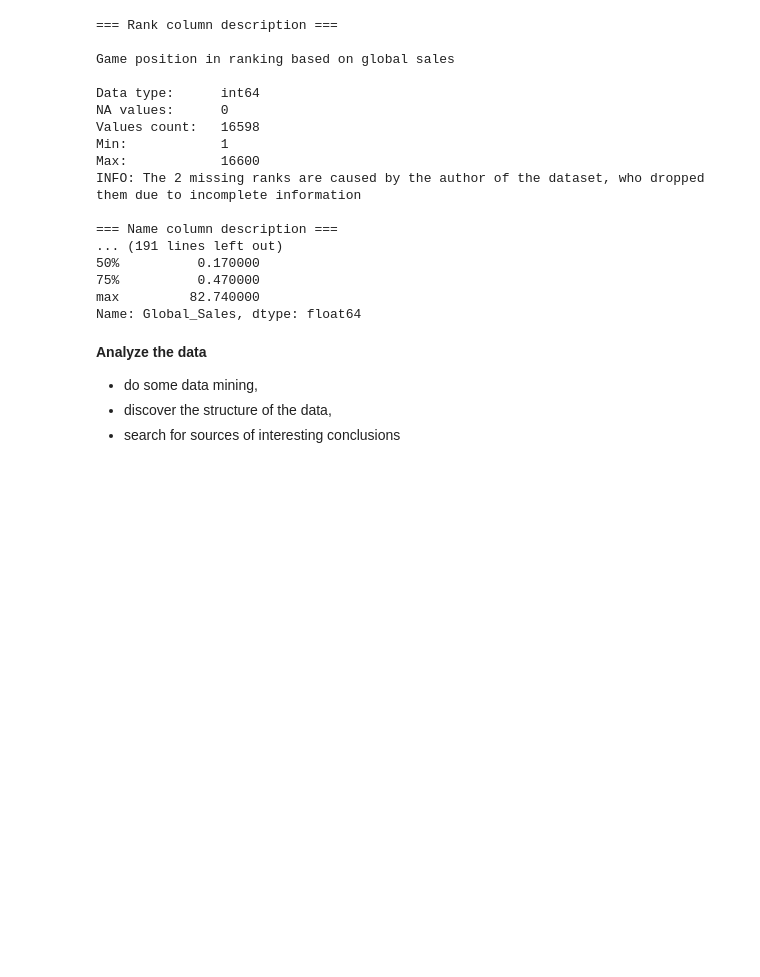
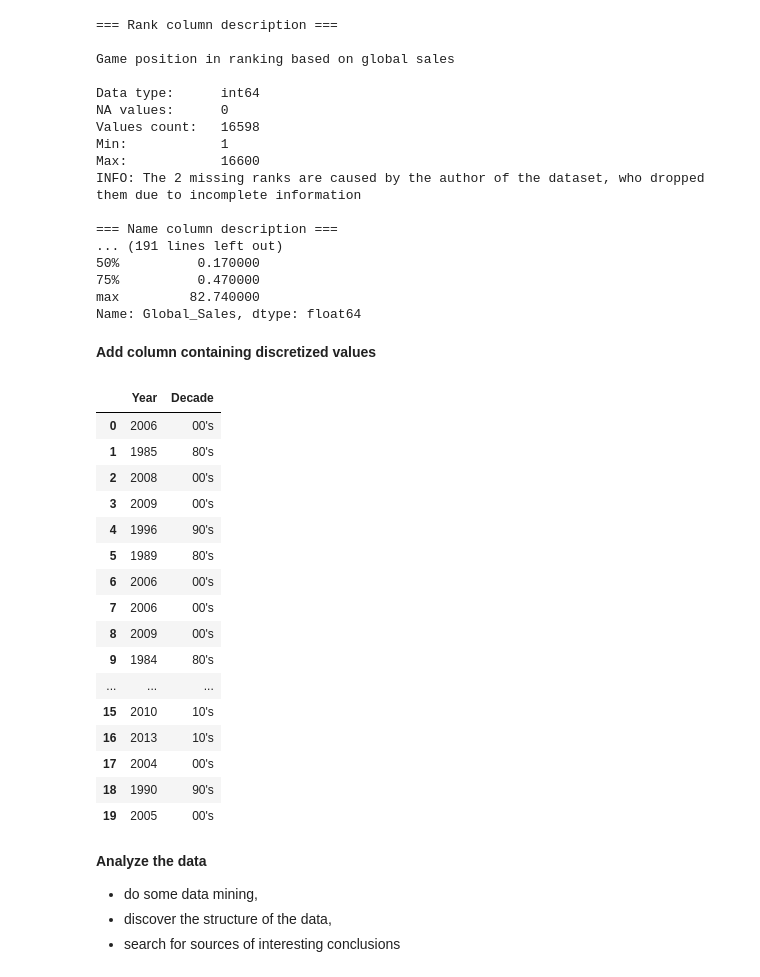
Before and after one commit to Netherwulf/video-games-data-analysis, a Jupyter notebook: video_games_data_analysis.ipynb, the cells around one changed output. Saved outputs shown, nothing was run; the diff lists cells and outputs as text; code cells hidden in the pictures; blank space fills up the shorter version.

```diff
--- a/video_games_data_analysis.ipynb
+++ b/video_games_data_analysis.ipynb
@@ -163,6 +166,41 @@ INFO: The 2 missing ranks are caused by the author of the dataset, who dropped t
 75%          0.470000
 max         82.740000
 Name: Global_Sales, dtype: float64
+# %% [markdown]
+<b>Add column containing discretized values</b>
+# %%
+def specify_decade(year):
+    decade_dict = {
+        1990: '80\'s',
+        2000: '90\'s',
+        2010: '00\'s',
+        2021: '10\'s'
+    }
+    for decade in decade_dict.keys():
+        if year < decade:
+            return decade_dict[decade]
+
+df['Decade'] = df['Year'].apply(specify_decade)
+
+df[['Year', 'Decade']].head(20)
+# %% [output]
+|  | Year | Decade |
+| 0 | 2006 | 00's |
+| 1 | 1985 | 80's |
+| 2 | 2008 | 00's |
+| 3 | 2009 | 00's |
+| 4 | 1996 | 90's |
+| 5 | 1989 | 80's |
+| 6 | 2006 | 00's |
+| 7 | 2006 | 00's |
+| 8 | 2009 | 00's |
+| 9 | 1984 | 80's |
+| ... | ... | ... |
+| 15 | 2010 | 10's |
+| 16 | 2013 | 10's |
+| 17 | 2004 | 00's |
+| 18 | 1990 | 90's |
+| 19 | 2005 | 00's |
 # %% [markdown]
 <b>Analyze the data</b>
 * do some data mining,
```
Also changed, not shown: parts of 11 cells of this notebook.
